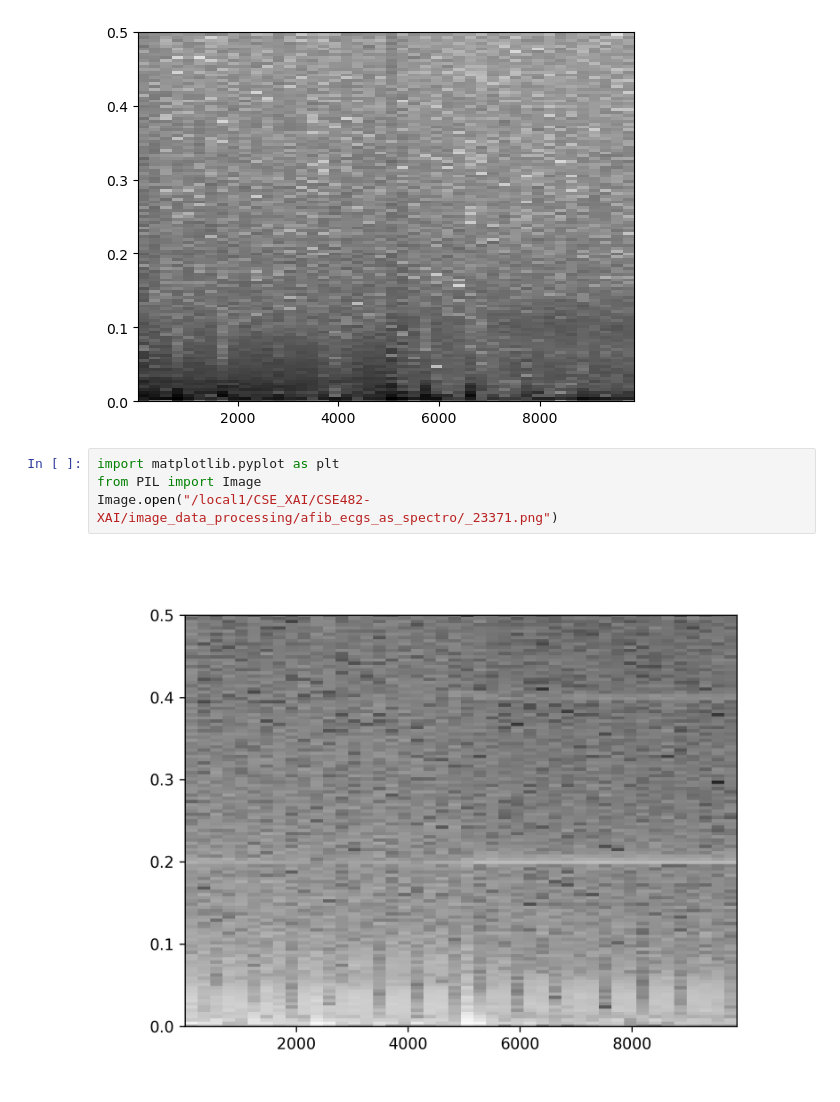
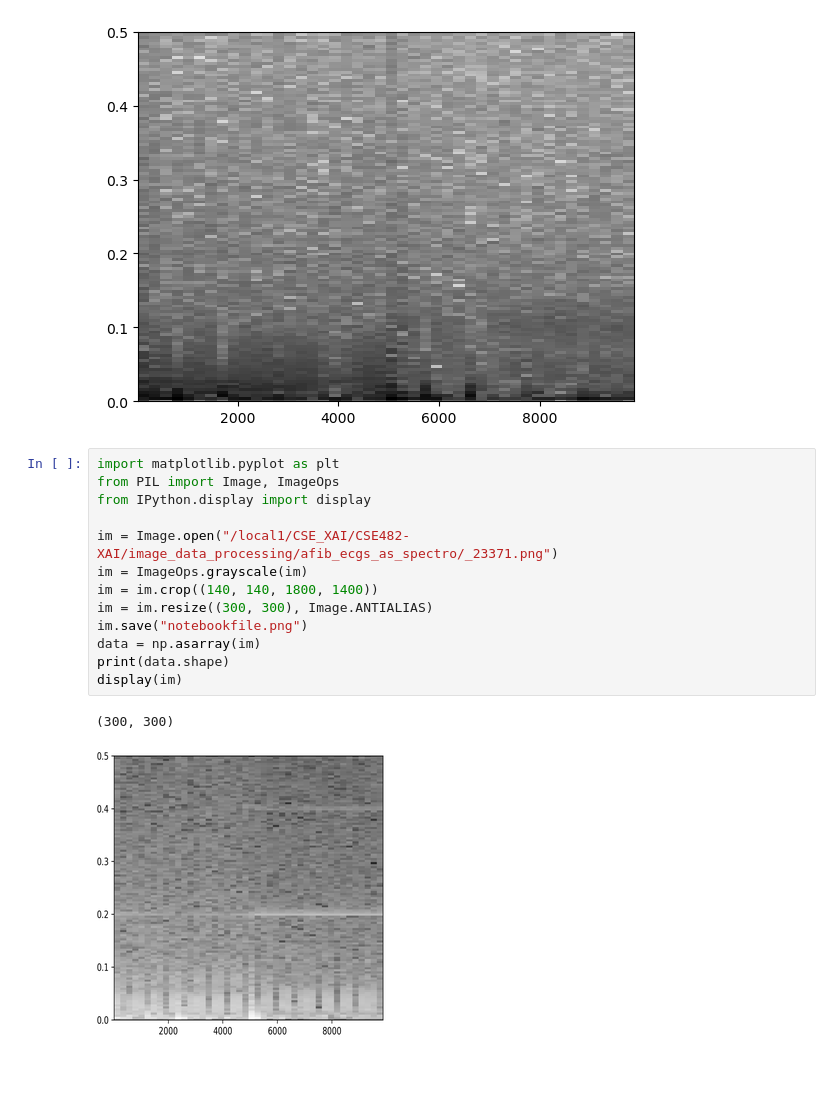
Before and after one commit to ladybuglady/CSE482-XAI, a Jupyter notebook: image_data_processing/image_data_processing.ipynb, the cells around one changed output. Drawn from its saved outputs; the diff is of its cells as text; blank space fills up the shorter version.

```diff
--- a/image_data_processing/image_data_processing.ipynb
+++ b/image_data_processing/image_data_processing.ipynb
@@ -234,7 +234,17 @@ Retrieved files:  0
 [figure]
 # %%
 import matplotlib.pyplot as plt
-from PIL import Image
-Image.open("/local1/CSE_XAI/CSE482-XAI/image_data_processing/afib_ecgs_as_spectro/_23371.png")
+from PIL import Image, ImageOps
+from IPython.display import display
+
+im = Image.open("/local1/CSE_XAI/CSE482-XAI/image_data_processing/afib_ecgs_as_spectro/_23371.png")
+im = ImageOps.grayscale(im)
+im = im.crop((140, 140, 1800, 1400))
+im = im.resize((300, 300), Image.ANTIALIAS)
+im.save("notebookfile.png")
+data = np.asarray(im)
+print(data.shape)
+display(im)
 # %% [output]
+(300, 300)
-[figure, old version]
+[figure, new version]
```
Also changed, not shown: parts of 1 cell of this notebook, 8 other files.
